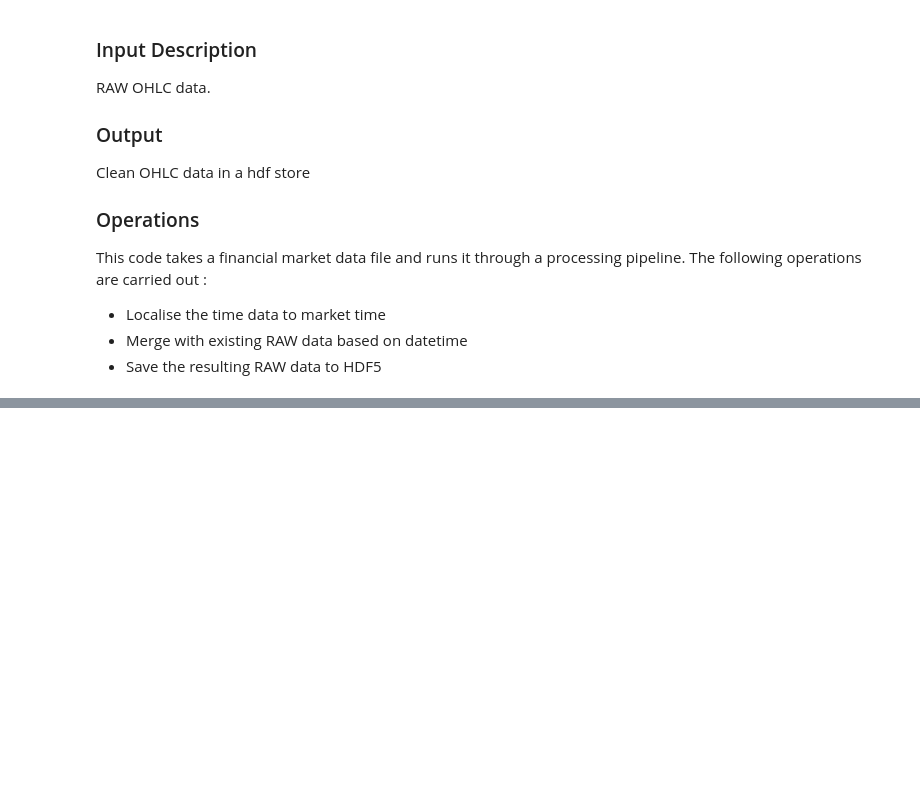
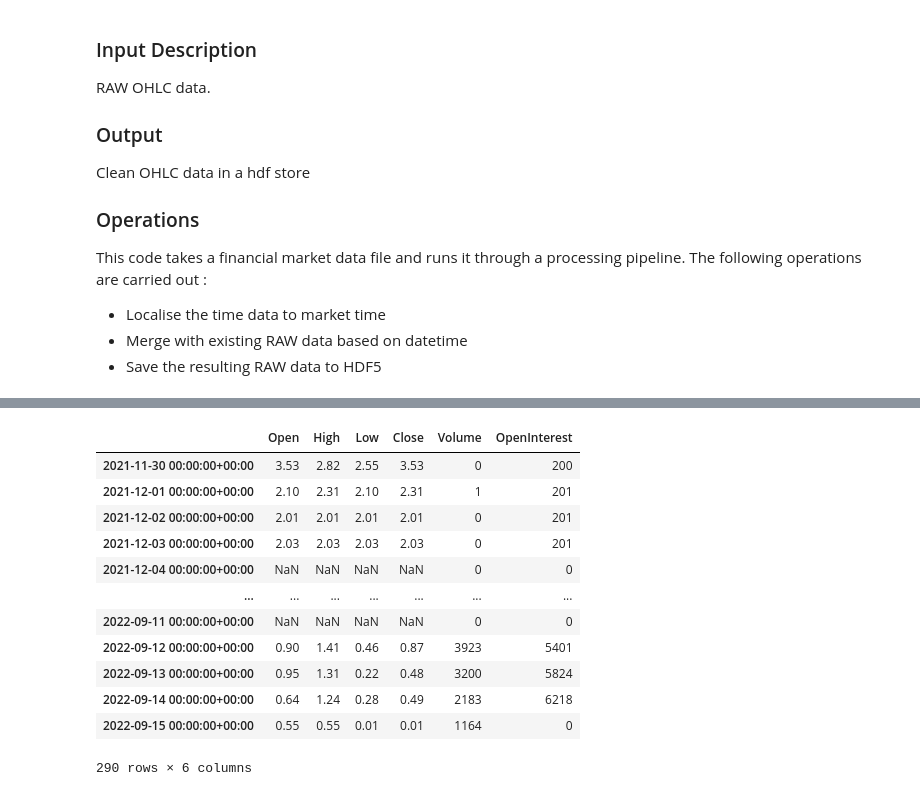
Before and after one commit to cwilko/marketinsights-price-aggregator, a Jupyter notebook: notebooks/datarefresh.ipynb, the cells around one changed output, grey strips where cells are left out. Saved outputs shown, nothing was run; the diff lists cells and outputs as text; code cells hidden in the pictures; blank space fills up the shorter version.

```diff
--- a/notebooks/datarefresh.ipynb
+++ b/notebooks/datarefresh.ipynb
@@ -108,0 +407,16 @@ Resampling to H periods
+# %%
+mds.get("CLV2|900C")
+# %% [output]
+|  | Open | High | Low | Close | Volume | OpenInterest |
+| 2021-11-30 00:00:00+00:00 | 3.53 | 2.82 | 2.55 | 3.53 | 0 | 200 |
+| 2021-12-01 00:00:00+00:00 | 2.10 | 2.31 | 2.10 | 2.31 | 1 | 201 |
+| 2021-12-02 00:00:00+00:00 | 2.01 | 2.01 | 2.01 | 2.01 | 0 | 201 |
+| 2021-12-03 00:00:00+00:00 | 2.03 | 2.03 | 2.03 | 2.03 | 0 | 201 |
+| 2021-12-04 00:00:00+00:00 | NaN | NaN | NaN | NaN | 0 | 0 |
+| ... | ... | ... | ... | ... | ... | ... |
+| 2022-09-11 00:00:00+00:00 | NaN | NaN | NaN | NaN | 0 | 0 |
+| 2022-09-12 00:00:00+00:00 | 0.90 | 1.41 | 0.46 | 0.87 | 3923 | 5401 |
+| 2022-09-13 00:00:00+00:00 | 0.95 | 1.31 | 0.22 | 0.48 | 3200 | 5824 |
+| 2022-09-14 00:00:00+00:00 | 0.64 | 1.24 | 0.28 | 0.49 | 2183 | 6218 |
+| 2022-09-15 00:00:00+00:00 | 0.55 | 0.55 | 0.01 | 0.01 | 1164 | 0 |
+290 rows × 6 columns
```
Also changed, not shown: parts of 15 cells of this notebook, 17 other files.
